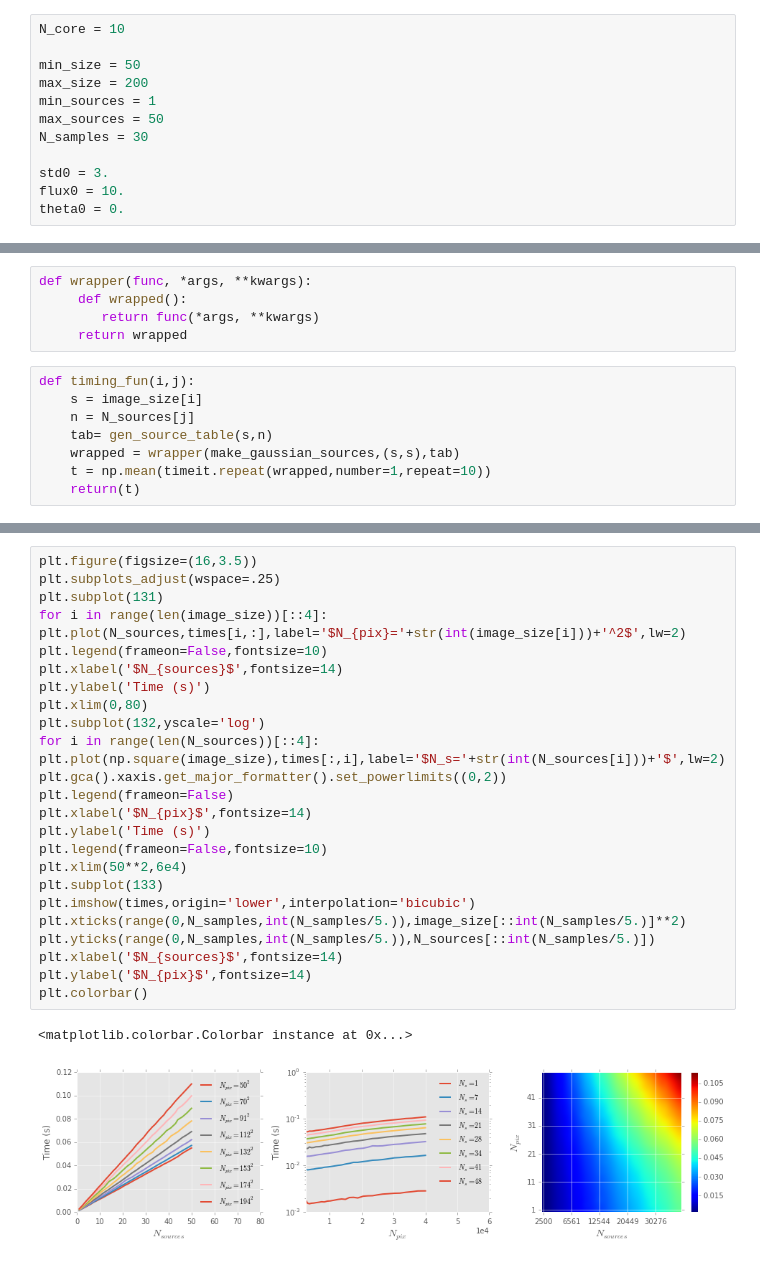
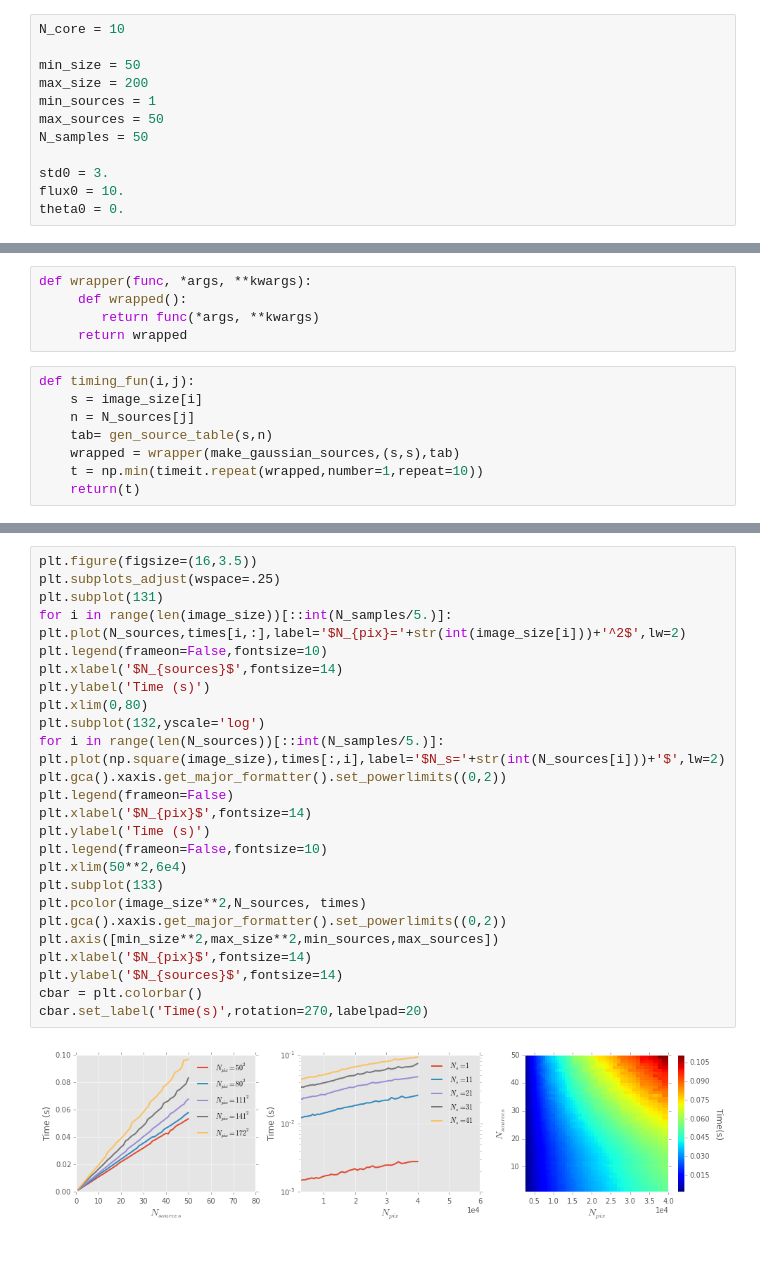
Before and after one commit to astropy/photutils-benchmarks, a Jupyter notebook: notebooks/make_gaussian_sources-timing.ipynb, the cells around one changed output, grey strips where cells are left out. Drawn from its saved outputs; the diff is of its cells as text.

Commit message:
Change mean time to min time

```diff
--- a/notebooks/make_gaussian_sources-timing.ipynb
+++ b/notebooks/make_gaussian_sources-timing.ipynb
@@ -23,7 +23,7 @@ min_size = 50
 max_size = 200
 min_sources = 1
 max_sources = 50
-N_samples = 30
+N_samples = 50
 
 std0 = 3.
 flux0 = 10.
@@ -62,7 +64,7 @@ def timing_fun(i,j):
     n = N_sources[j]
     tab= gen_source_table(s,n)
     wrapped = wrapper(make_gaussian_sources,(s,s),tab)
-    t = np.mean(timeit.repeat(wrapped,number=1,repeat=10))
+    t = np.min(timeit.repeat(wrapped,number=1,repeat=10))
     return(t)
 # %%
 times=np.empty((N_samples,N_samples))
@@ -78,27 +80,27 @@ print (t2-t1)/60.,' minutes to run all iterations'
 # %%
 plt.figure(figsize=(16,3.5))
 plt.subplots_adjust(wspace=.25)
 plt.subplot(131)
-for i in range(len(image_size))[::4]: plt.plot(N_sources,times[i,:],label='$N_{pix}='+str(int(image_size[i]))+'^2$',lw=2)
+for i in range(len(image_size))[::int(N_samples/5.)]: plt.plot(N_sources,times[i,:],label='$N_{pix}='+str(int(image_size[i]))+'^2$',lw=2)
 plt.legend(frameon=False,fontsize=10)
 plt.xlabel('$N_{sources}$',fontsize=14)
 plt.ylabel('Time (s)')
 plt.xlim(0,80)
 plt.subplot(132,yscale='log')
-for i in range(len(N_sources))[::4]: plt.plot(np.square(image_size),times[:,i],label='$N_s='+str(int(N_sources[i]))+'$',lw=2)
+for i in range(len(N_sources))[::int(N_samples/5.)]: plt.plot(np.square(image_size),times[:,i],label='$N_s='+str(int(N_sources[i]))+'$',lw=2)
 plt.gca().xaxis.get_major_formatter().set_powerlimits((0,2))
 plt.legend(frameon=False)
 plt.xlabel('$N_{pix}$',fontsize=14)
 plt.ylabel('Time (s)')
 plt.legend(frameon=False,fontsize=10)
 plt.xlim(50**2,6e4)
 plt.subplot(133)
-plt.imshow(times,origin='lower',interpolation='bicubic')
-plt.xticks(range(0,N_samples,int(N_samples/5.)),image_size[::int(N_samples/5.)]**2)
-plt.yticks(range(0,N_samples,int(N_samples/5.)),N_sources[::int(N_samples/5.)])
-plt.xlabel('$N_{sources}$',fontsize=14)
-plt.ylabel('$N_{pix}$',fontsize=14)
-plt.colorbar()
+plt.pcolor(image_size**2,N_sources, times)
+plt.gca().xaxis.get_major_formatter().set_powerlimits((0,2))
+plt.axis([min_size**2,max_size**2,min_sources,max_sources])
+plt.xlabel('$N_{pix}$',fontsize=14)
+plt.ylabel('$N_{sources}$',fontsize=14)
+cbar = plt.colorbar()
+cbar.set_label('Time(s)',rotation=270,labelpad=20)
 # %% [output]
-<matplotlib.colorbar.Colorbar instance at 0x...>
-[figure, old version]
+[figure, new version]
```
Also changed, not shown: parts of 4 cells of this notebook.
